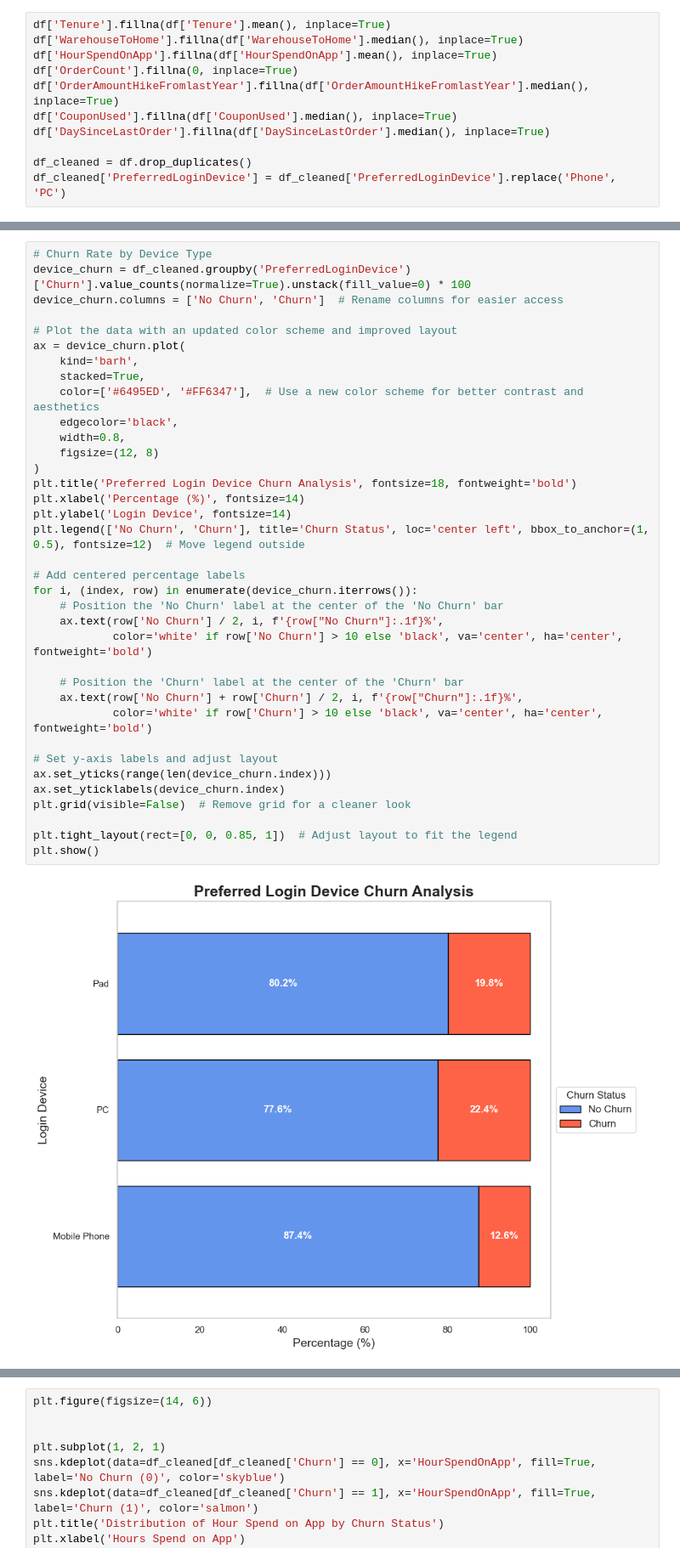
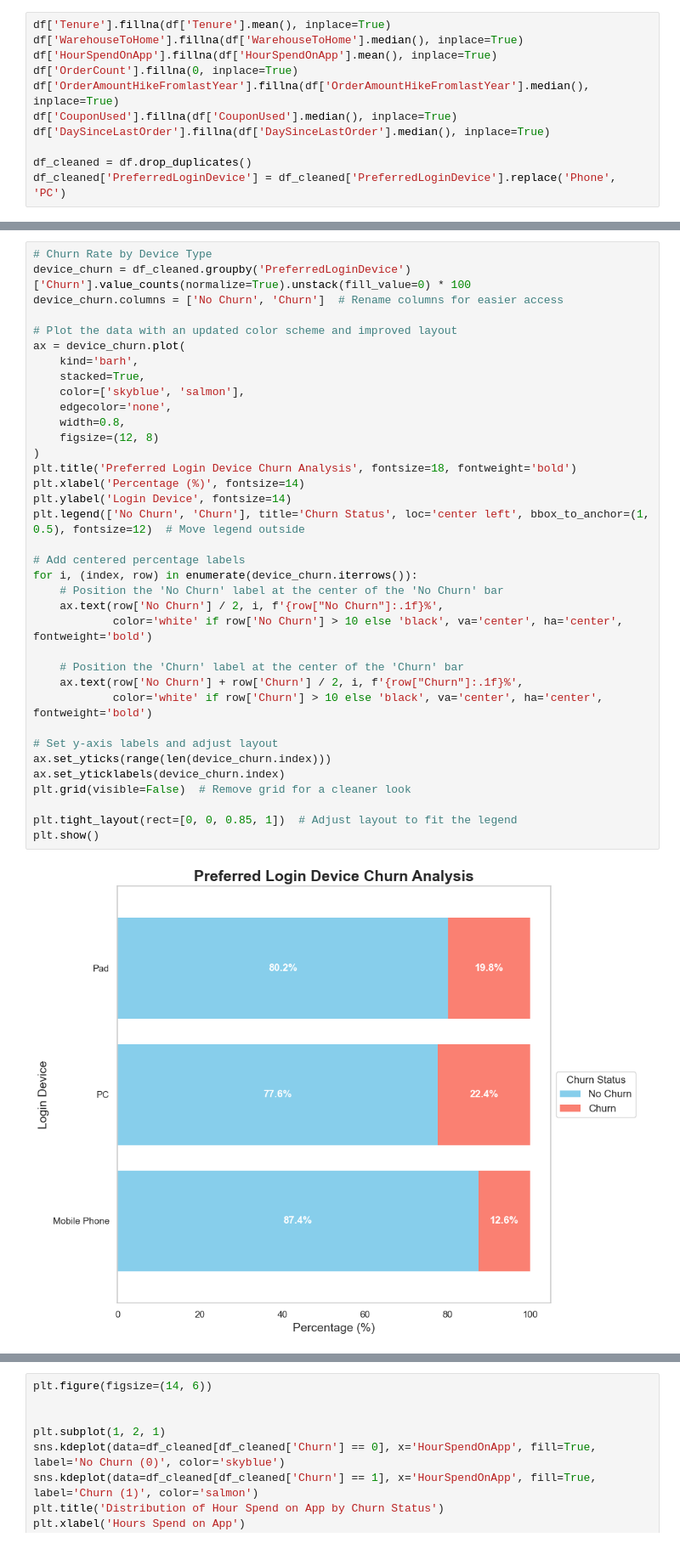
Before and after one commit to Yzkkk/IS5126_FinalProject, a Jupyter notebook: IS5126_project.ipynb, the cells around one changed output, grey strips where cells are left out. Shown at 85% size. Drawn from its saved outputs; the diff is of its cells as text.

```diff
--- a/IS5126_project.ipynb
+++ b/IS5126_project.ipynb
@@ -131,36 +131,36 @@ device_churn.columns = ['No Churn', 'Churn']  # Rename columns for easier access
 # Plot the data with an updated color scheme and improved layout
 ax = device_churn.plot(
     kind='barh',
     stacked=True,
-    color=['#6495ED', '#FF6347'],  # Use a new color scheme for better contrast and aesthetics
-    edgecolor='black',
+    color=['skyblue', 'salmon'],
+    edgecolor='none',
     width=0.8,
     figsize=(12, 8)
 )
 plt.title('Preferred Login Device Churn Analysis', fontsize=18, fontweight='bold')
 plt.xlabel('Percentage (%)', fontsize=14)
 plt.ylabel('Login Device', fontsize=14)
 plt.legend(['No Churn', 'Churn'], title='Churn Status', loc='center left', bbox_to_anchor=(1, 0.5), fontsize=12)  # Move legend outside
 
 # Add centered percentage labels
 for i, (index, row) in enumerate(device_churn.iterrows()):
     # Position the 'No Churn' label at the center of the 'No Churn' bar
     ax.text(row['No Churn'] / 2, i, f'{row["No Churn"]:.1f}%',
             color='white' if row['No Churn'] > 10 else 'black', va='center', ha='center', fontweight='bold')
 
     # Position the 'Churn' label at the center of the 'Churn' bar
     ax.text(row['No Churn'] + row['Churn'] / 2, i, f'{row["Churn"]:.1f}%',
             color='white' if row['Churn'] > 10 else 'black', va='center', ha='center', fontweight='bold')
 
 # Set y-axis labels and adjust layout
 ax.set_yticks(range(len(device_churn.index)))
 ax.set_yticklabels(device_churn.index)
 plt.grid(visible=False)  # Remove grid for a cleaner look
 
 plt.tight_layout(rect=[0, 0, 0.85, 1])  # Adjust layout to fit the legend
 plt.show()
 # %% [output]
-[figure, old version]
+[figure, new version]
 # %%
 plt.figure(figsize=(12, 6))
 sns.set(style="whitegrid")  # Setting a clean style
```
Also changed, not shown: parts of 18 cells of this notebook.
